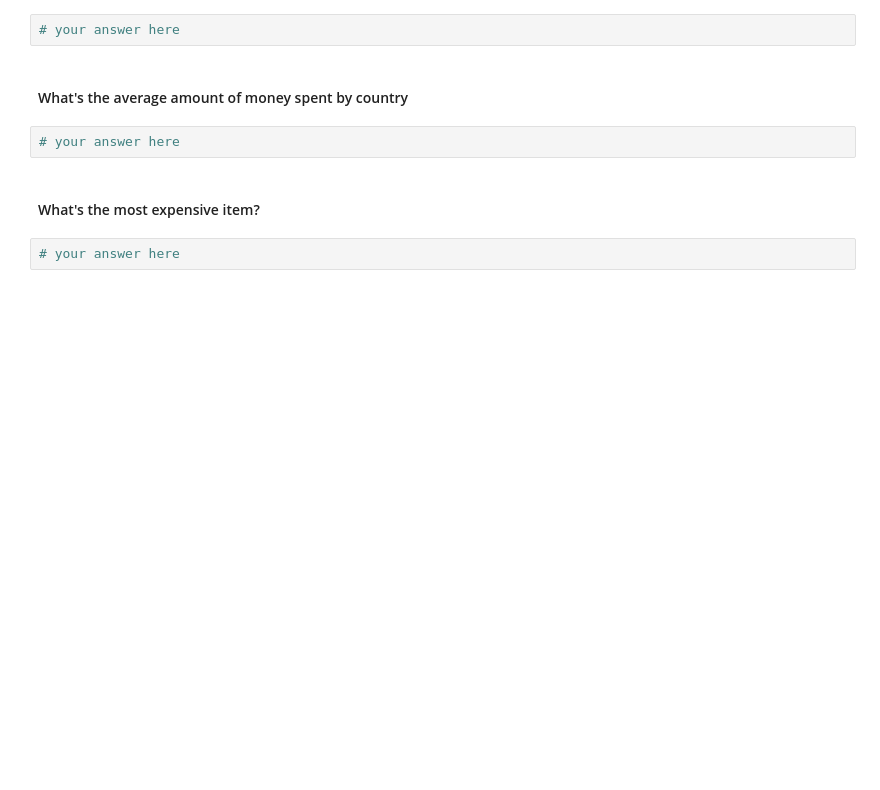
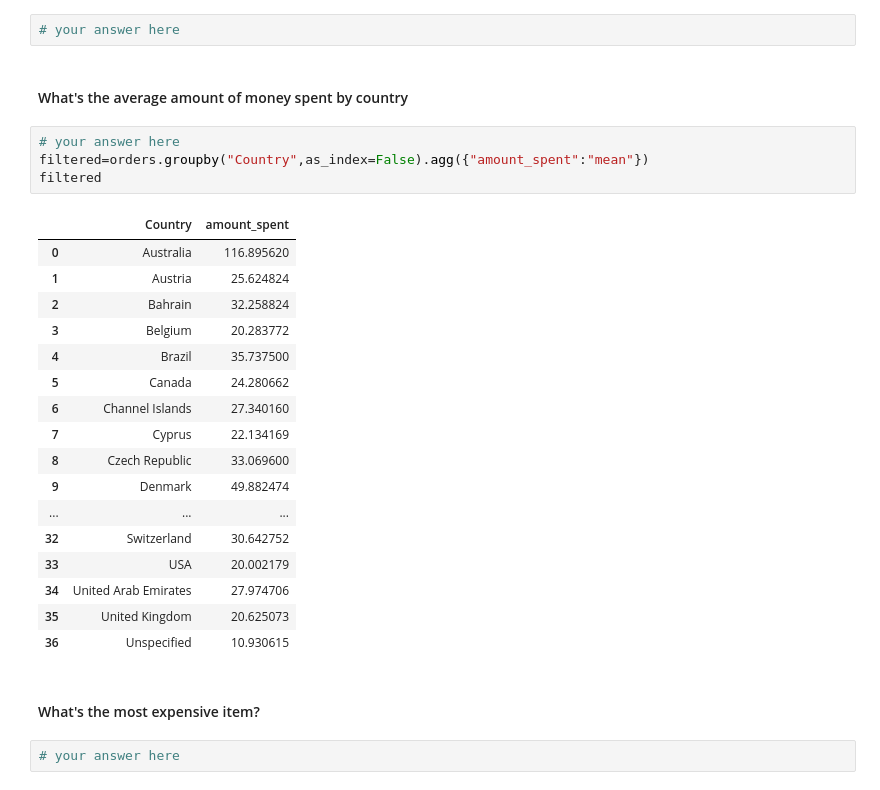
Before and after one commit to alejofloreso/lab-subsetting-and-descriptive-stats, a Jupyter notebook: your-code/main.ipynb, the cells around one changed output. Saved outputs shown, nothing was run; the diff lists cells and outputs as text; blank space fills up the shorter version.

```diff
--- a/your-code/main.ipynb
+++ b/your-code/main.ipynb
@@ -514,8 +530,28 @@ array([540015, 540023, 540098, ..., 581538, 581581, 581583], dtype=int64)
 # your answer here
 # %% [markdown]
 #### What's the  average amount of money spent by country
-# %%
-# your answer here
+# %%
+# your answer here
+filtered=orders.groupby("Country",as_index=False).agg({"amount_spent":"mean"})
+filtered
+# %% [output]
+|  | Country | amount_spent |
+| 0 | Australia | 116.895620 |
+| 1 | Austria | 25.624824 |
+| 2 | Bahrain | 32.258824 |
+| 3 | Belgium | 20.283772 |
+| 4 | Brazil | 35.737500 |
+| 5 | Canada | 24.280662 |
+| 6 | Channel Islands | 27.340160 |
+| 7 | Cyprus | 22.134169 |
+| 8 | Czech Republic | 33.069600 |
+| 9 | Denmark | 49.882474 |
+| ... | ... | ... |
+| 32 | Switzerland | 30.642752 |
+| 33 | USA | 20.002179 |
+| 34 | United Arab Emirates | 27.974706 |
+| 35 | United Kingdom | 20.625073 |
+| 36 | Unspecified | 10.930615 |
 # %% [markdown]
 #### What's the most expensive item?
 # %%
```
Also changed, not shown: parts of 5 cells of this notebook.
